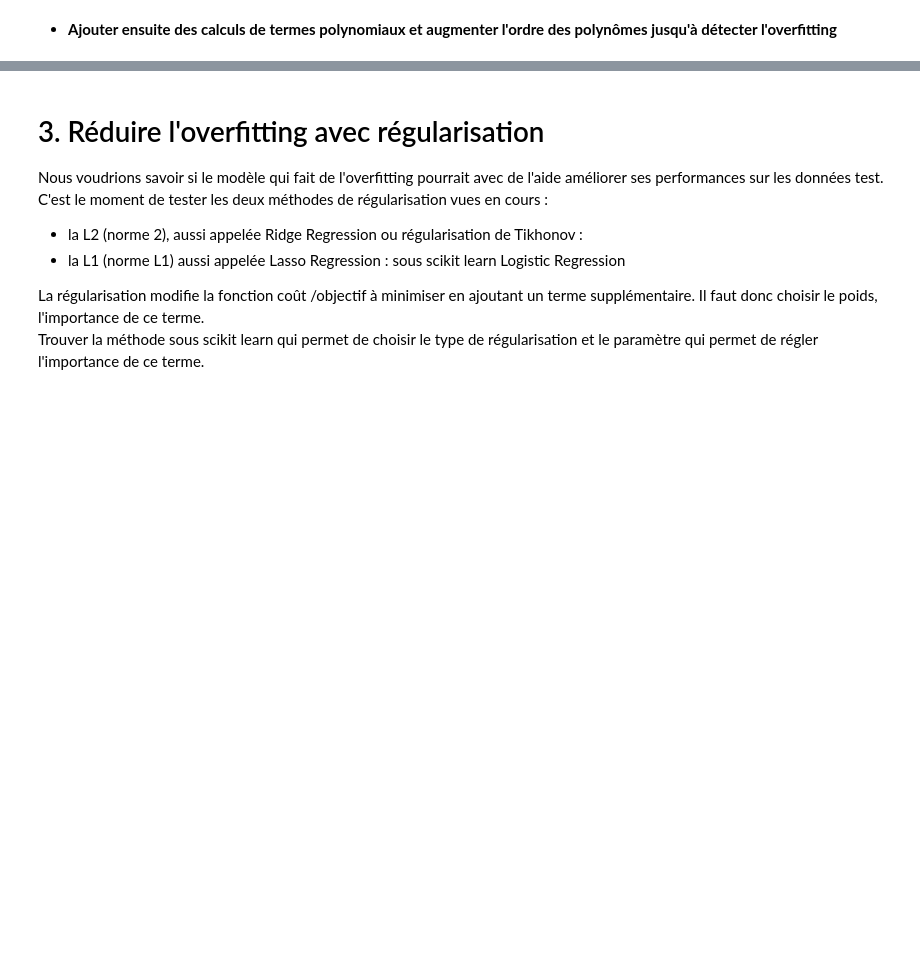
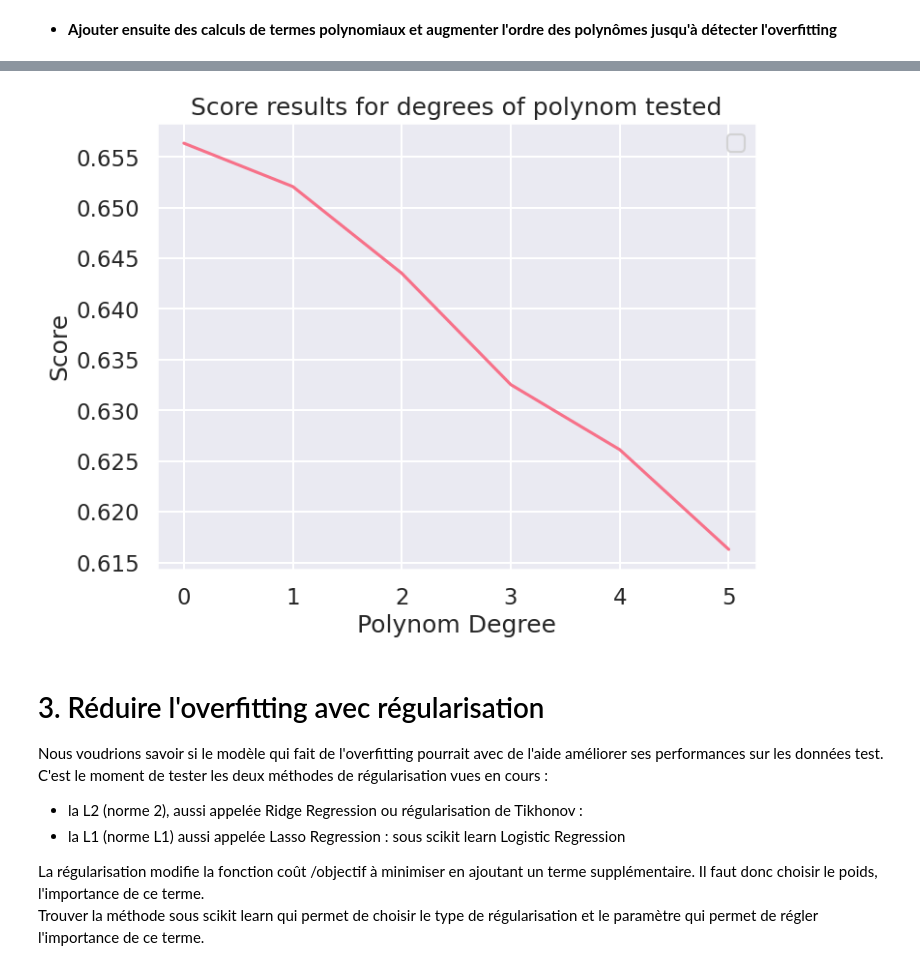
Before and after one commit to GuilBess/log_reg_proj, a Jupyter notebook: Projet.ipynb, the cells around one changed output, grey strips where cells are left out. Saved outputs shown, nothing was run; the diff lists cells and outputs as text; code cells hidden in the pictures; blank space fills up the shorter version.

Commit message:
poly

```diff
--- a/Projet.ipynb
+++ b/Projet.ipynb
@@ -139,0 +134,6 @@ testScaled = scaled.fit_transform(X_test)
+# %%
+from sklearn.linear_model import LogisticRegression
+
+lr = LogisticRegression(max_iter=10000)
+lr.fit(X_train, y_train)
+lr.score(X_test, y_test)
@@ -140,13 +142,16 @@ testScaled = scaled.fit_transform(X_test)
 # %% [markdown]
 - **Ajouter ensuite des calculs de termes polynomiaux et augmenter l'ordre des polynômes jusqu'à détecter l'overfitting**
 # %%
-for i in range(1, 6):
+results = []
+for i in range(1, 7):
     poly = PolynomialFeatures(degree = i, interaction_only=False, include_bias=False)
-    X_poly = poly.fit_transform(trainScaled)
+    X_poly = poly.fit_transform(X_train)
 
-    for j in ['lbfgs', 'liblinear', 'newton-cg', 'newton-cholesky']: # No sag or saga bc they take a long time and are not better at least until deg. 3
-        lr = LogisticRegression(max_iter = 10000, solver = j)
+    for j in ['lbfgs']: # No sag or saga bc they take a long time and are not better at least until deg. 3
+        lr = LogisticRegression(max_iter = 100, solver = 'lbfgs')
         lr.fit(X_poly,y_train)
 
-        print(f'LR score for {j} solver at degree {i} : {lr.score(poly.transform(testScaled), y_test)}')
+        results.append(lr.score(poly.transform(X_test), y_test))
+
+        print(f'LR score for {j} solver at degree {i} : {lr.score(poly.transform(X_test), y_test)}')
 # %% [output]
@@ -177,3 +206,14 @@ LR score for lbfgs solver at degree 5 : 0.8616854413232569
+# %%
+
+plt.figure(figsize=(8, 6))
+plt.plot(results)
+plt.xlabel('Polynom Degree')
+plt.ylabel('Score')
+plt.title('Score results for degrees of polynom tested')
+plt.legend()
+plt.show()
+# %% [output]
+[figure, added]
 # %% [markdown]
 # <a id='ref3'>3. Réduire l'overfitting avec régularisation </a>
 Nous voudrions savoir si le modèle qui fait de l'overfitting pourrait avec de l'aide améliorer ses performances sur les données test.
```
Also changed, not shown: parts of 6 cells of this notebook.
